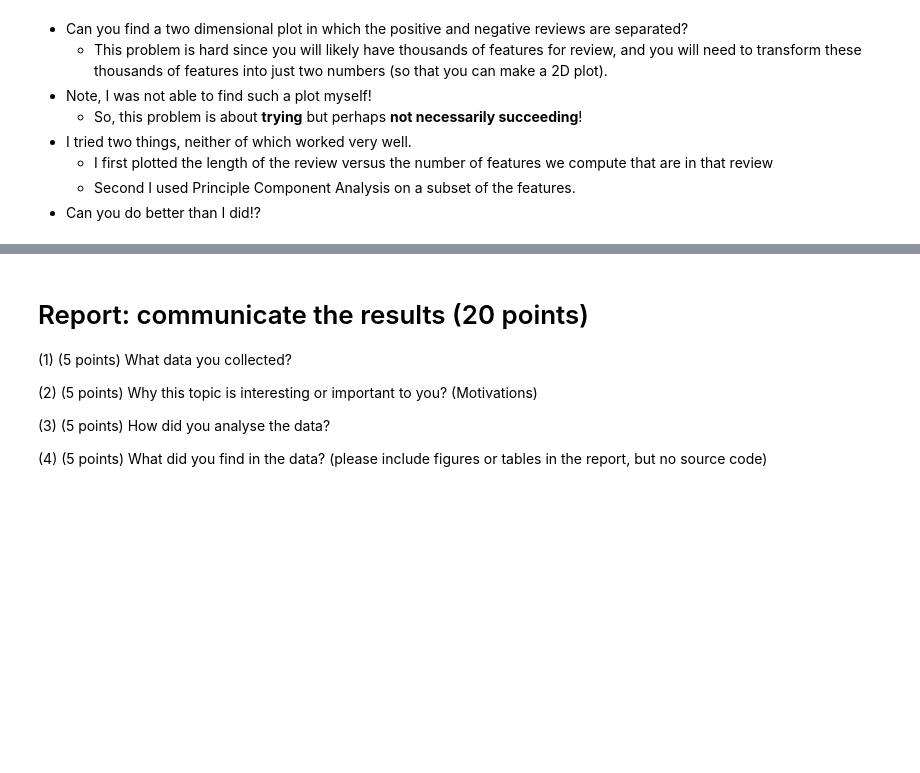
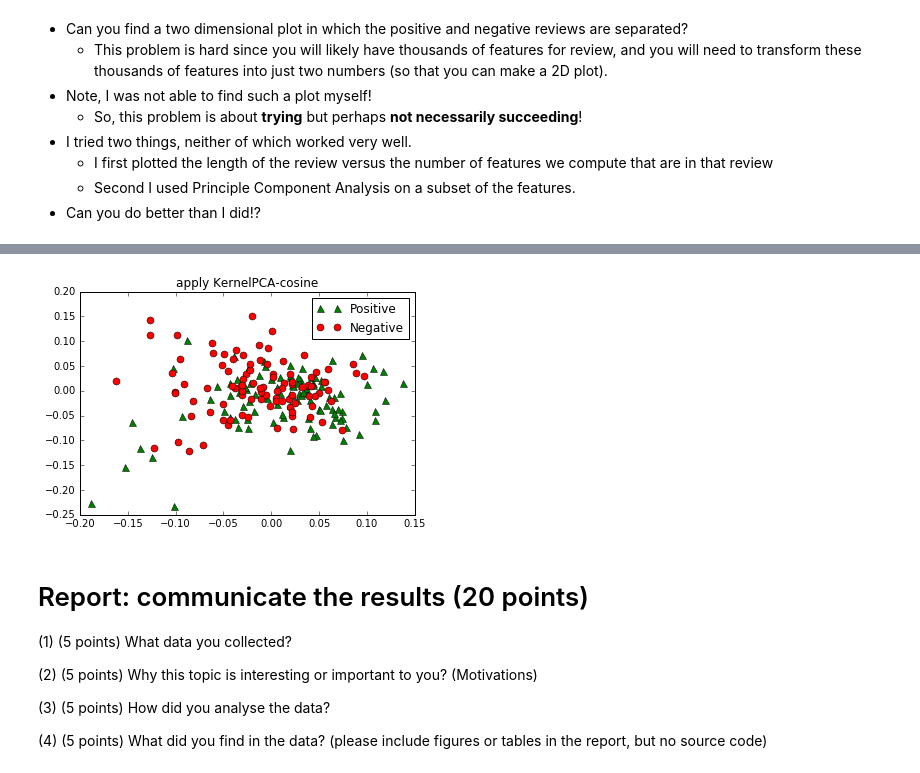
Before and after one commit to yousef-fadila/DS501-case-studies, a Jupyter notebook: casestudy3/CS3.ipynb, the cells around one changed output, grey strips where cells are left out. Saved outputs shown, nothing was run; the diff lists cells and outputs as text; code cells hidden in the pictures; blank space fills up the shorter version.

```diff
--- a/casestudy3/CS3.ipynb
+++ b/casestudy3/CS3.ipynb
@@ -533,3 +530,17 @@ plt.show()
+# %%
+#KernelPCA with poly doen't give a good seperation, let give it another try with cosine
+
+Xdata_new = KernelPCA (n_components=2,kernel='cosine').fit_transform(Xdata[:].toarray())
+
+Xpos = Xdata_new[dataset.target==1][:100]
+Xneg = Xdata_new[dataset.target==0][:100]
+plt.plot(Xpos[:,0],Xpos[:,1], '^', markersize=7, color='green', label='Positive')
+plt.plot(Xneg[:,0],Xneg[:,1], 'o', markersize=7, color='red', label='Negative')
+plt.legend()
+plt.title('apply KernelPCA-cosine')
+plt.show()
+# %% [output]
+[figure, added]
 # %% [markdown]
 # Report: communicate the results (20 points)
 
```
Also changed, not shown: parts of 3 cells of this notebook.
